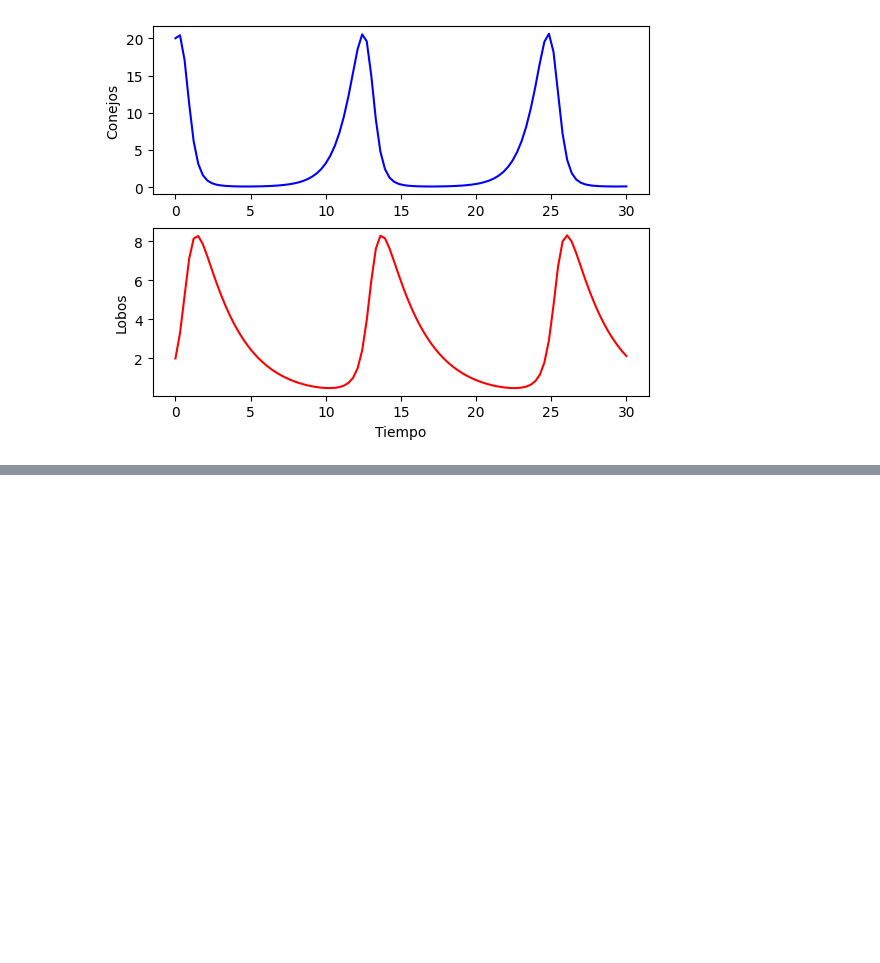
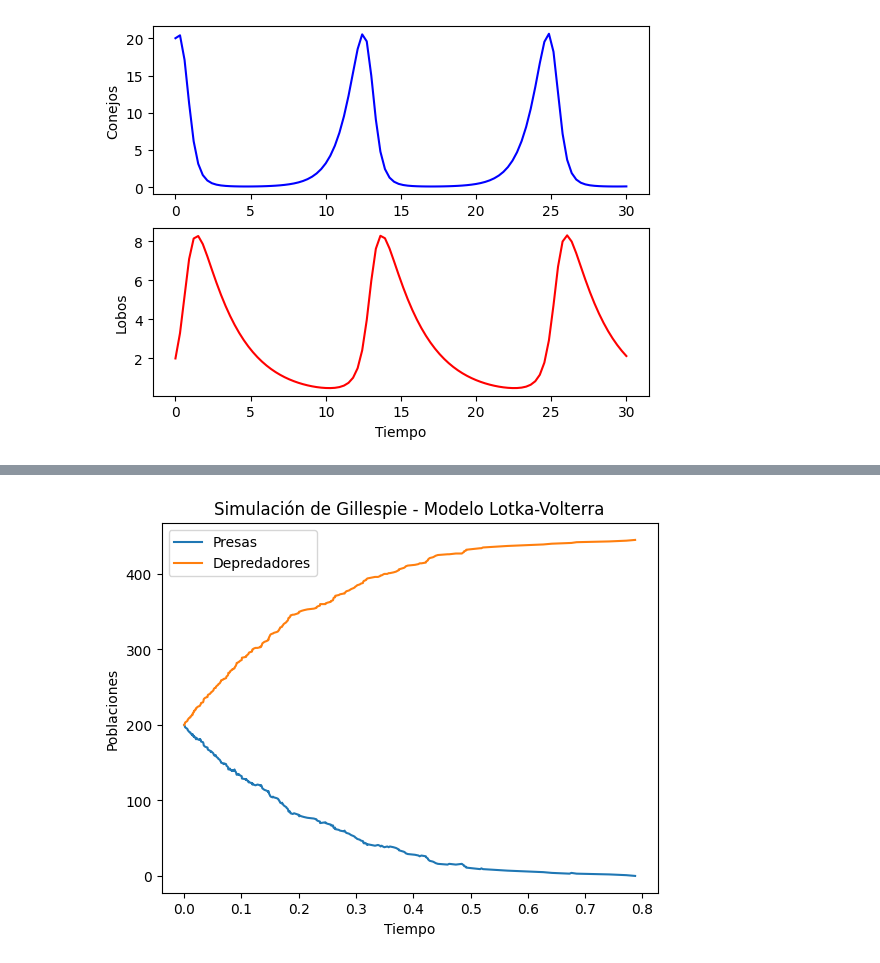
Before and after one commit to ZahibVentura/M-todos-de-Optimizaci-n-, a Jupyter notebook: Lotk_Volterra.ipynb, the cells around one changed output, grey strips where cells are left out. Saved outputs shown, nothing was run; the diff lists cells and outputs as text; code cells hidden in the pictures; blank space fills up the shorter version.

```diff
--- a/Lotk_Volterra.ipynb
+++ b/Lotk_Volterra.ipynb
@@ -44,0 +252,67 @@ plt.show()
+# %%
+
+
+# Parámetros del modelo
+a = 0.9  # Tasa de crecimiento de presas
+b = 0.02  # Tasa de depredación
+c = 10000000  # Tasa de competencia entre depredadores
+
+# Función para el algoritmo de Gillespie
+def gillespie(a, b, c, initial_populations, max_time):
+    # Inicializar poblaciones
+    prey, predators= initial_populations
+    time = 0
+    times = [time]
+    populations = [(prey, predators)]
+
+    while time < max_time:
+        # Calcular tasas de reacción
+        r1 = a * prey          # Crecimiento de presas
+        r2 = b * prey * predators  # Depredación
+
+        # Suma total de tasas
+        total_rate = r1 + r2
+
+        if total_rate == 0:
+            break  # Si no hay más reacciones, salir
+
+        # Tiempo hasta el próximo evento
+        tau = np.random.exponential(1 / total_rate)
+
+        # Seleccionar el evento
+        u = np.random.uniform(0, total_rate)
+        if u < r1:
+            prey += 1  # Aumento de presas
+        elif u < r1 + r2:
+            prey -= 1  # Disminución de presas por depredación
+            predators += 1  # Aumento de depredadores
+        else:
+            predators -= 1  # Disminución de depredadores por competencia
+
+        # Actualizar tiempo y poblaciones
+        time += tau
+        times.append(time)
+        populations.append((prey, predators))
+
+    return times, populations
+
+# Parámetros iniciales
+initial_populations = (200, 200)  # Presas, depredadores, competidores
+max_time = 10000
+
+# Ejecutar la simulación
+times, populations = gillespie(a, b, c, initial_populations, max_time)
+
+# Convertir a arrays para facilitar el acceso
+populations = np.array(populations)
+
+# Graficar los resultados
+plt.plot(times, populations[:, 0], label='Presas')
+plt.plot(times, populations[:, 1], label='Depredadores')
+plt.xlabel('Tiempo')
+plt.ylabel('Poblaciones')
+plt.legend()
+plt.title('Simulación de Gillespie - Modelo Lotka-Volterra')
+plt.show()
+# %% [output]
+[figure, added]
```
Also changed, not shown: parts of 17 cells of this notebook.
